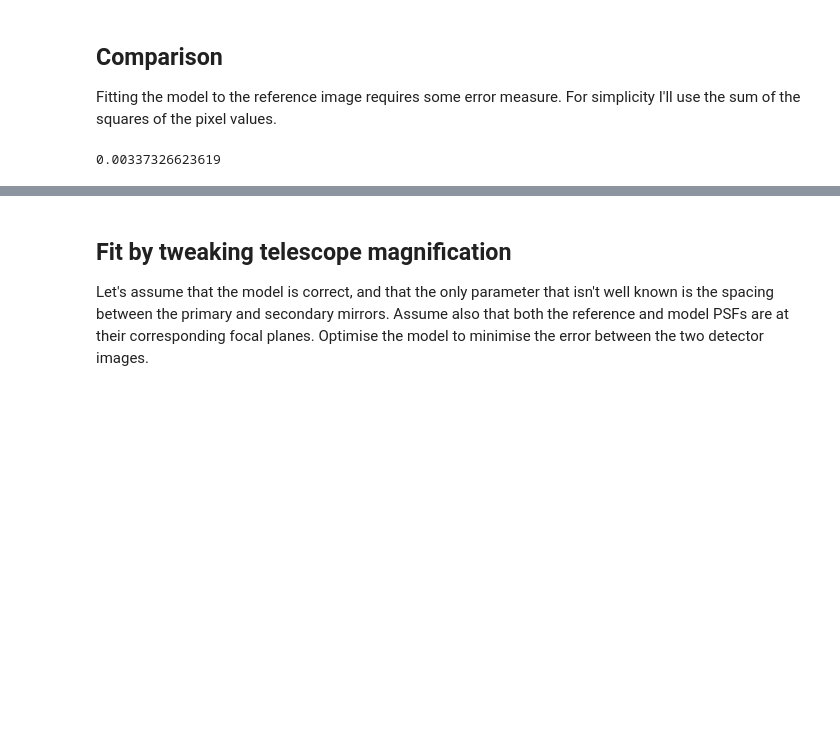
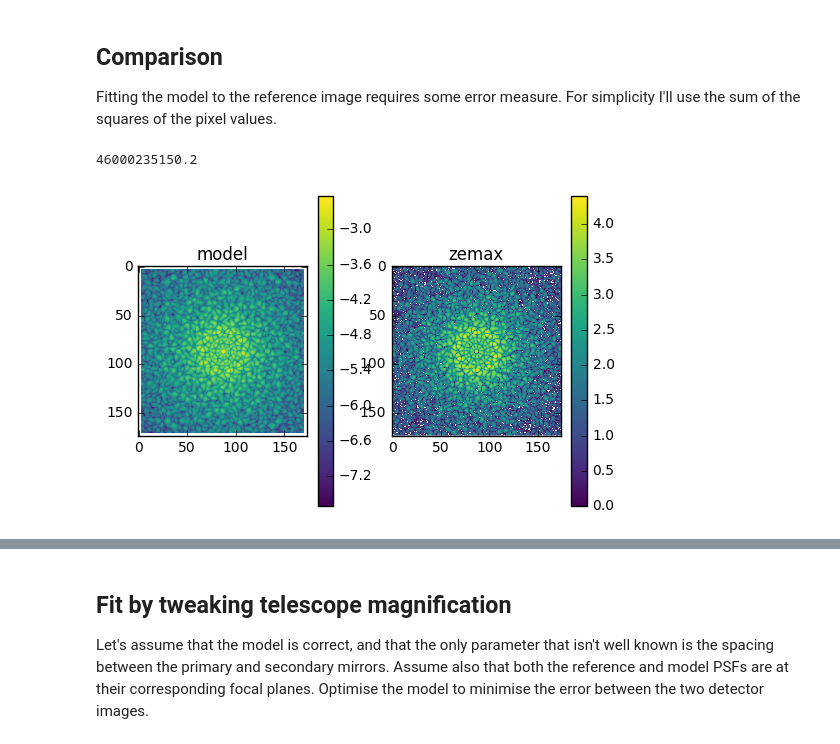
Before and after one commit to benjaminpope/toliman, a Jupyter notebook: image_modelling/notebooks/RC proper fit test.ipynb, the cells around one changed output, grey strips where cells are left out. Drawn from its saved outputs; the diff is of its cells as text; code cells hidden in the pictures; blank space fills up the shorter version.

```diff
--- a/image_modelling/notebooks/RC proper fit test.ipynb
+++ b/image_modelling/notebooks/RC proper fit test.ipynb
@@ -136,10 +137,21 @@ plt.show()
 
 Fitting the model to the reference image requires some error measure. For simplicity I'll use the sum of the squares of the pixel values.
 # %%
-diff = detector_image - zemax_noisy
-error = np.sum(diff**2)
+diff_init = detector_image - zemax_noisy
+error = np.sum(diff_init**2)
 print(error)
 # %% [output]
-0.00337326623619
+46000235150.2
+# %%
+fig, axes = plt.subplots(nrows=1, ncols=2)
+im=axes[0].imshow(np.log10(detector_image), interpolation = 'none', cmap='viridis',aspect='equal')# ,vmin=-11, vmax=4)
+axes[0].set_title('model')
+plt.colorbar(im, ax=axes[0])
+im=axes[1].imshow(np.log10(zemax_noisy), interpolation = 'none', cmap='viridis',aspect='equal')#,vmin=-11, vmax=4)
+axes[1].set_title('zemax')
+plt.colorbar(im, ax=axes[1])
+plt.show()
+# %% [output]
+[figure, added]
 # %%
 # Visualise the per-pixel difference
```
Also changed, not shown: parts of 16 cells of this notebook, 1 other file.
